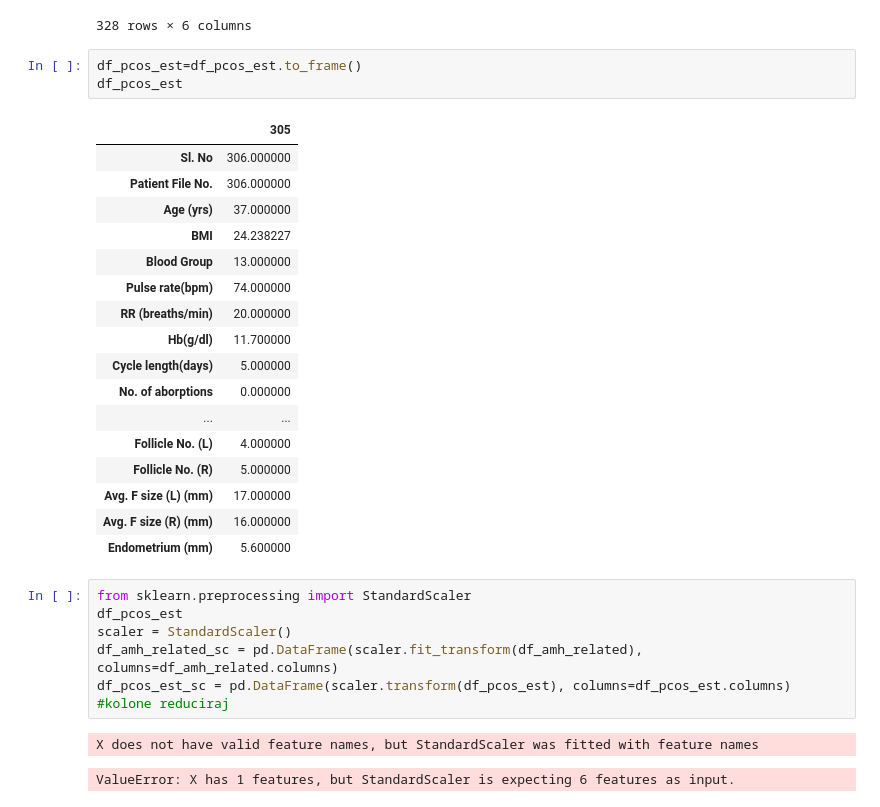
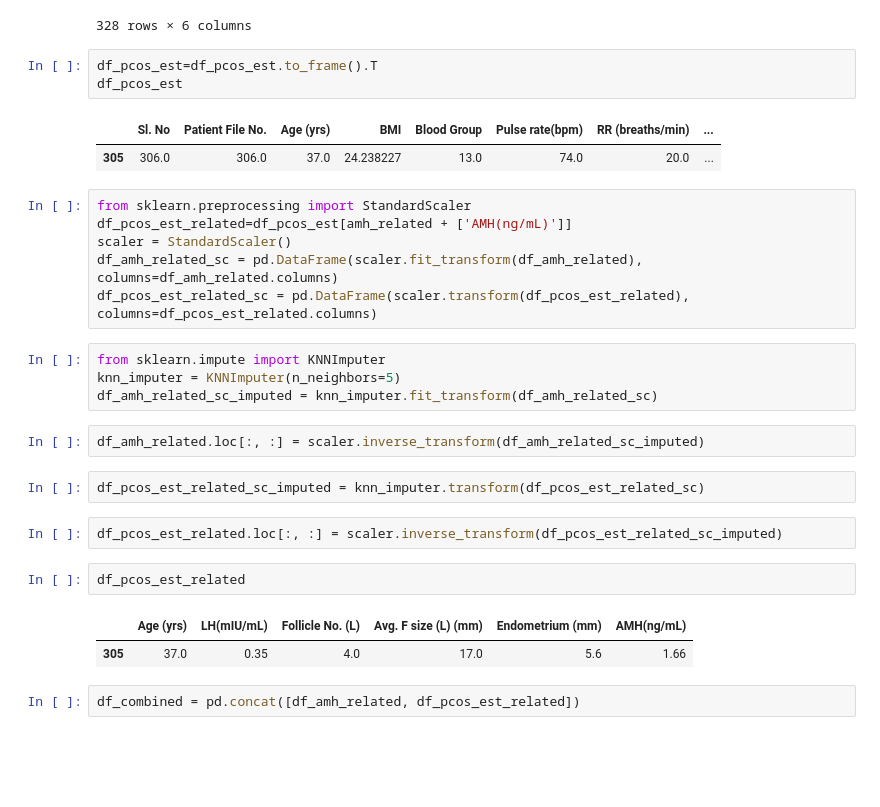
Before and after one commit to tina-m-dev/pcos, a Jupyter notebook: Outliers_and_more.ipynb, the cells around one changed output. Saved outputs shown, nothing was run; the diff lists cells and outputs as text; blank space fills up the shorter version.

```diff
--- a/Outliers_and_more.ipynb
+++ b/Outliers_and_more.ipynb
@@ -312,33 +316,31 @@ df_amh_related
 | 540 | 23 | 4.30 | 9 | 19.0 | 6.9 | 20.00 |
 328 rows × 6 columns
 # %%
-df_pcos_est=df_pcos_est.to_frame()
+df_pcos_est=df_pcos_est.to_frame().T
 df_pcos_est
 # %% [output]
-|  | 305 |
-| Sl. No | 306.000000 |
-| Patient File No. | 306.000000 |
-| Age (yrs) | 37.000000 |
-| BMI | 24.238227 |
-| Blood Group | 13.000000 |
-| Pulse rate(bpm) | 74.000000 |
-| RR (breaths/min) | 20.000000 |
-| Hb(g/dl) | 11.700000 |
-| Cycle length(days) | 5.000000 |
-| No. of aborptions | 0.000000 |
-| ... | ... |
-| Follicle No. (L) | 4.000000 |
-| Follicle No. (R) | 5.000000 |
-| Avg. F size (L) (mm) | 17.000000 |
-| Avg. F size (R) (mm) | 16.000000 |
-| Endometrium (mm) | 5.600000 |
+|  | Sl. No | Patient File No. | Age (yrs) | BMI | Blood Group | Pulse rate(bpm) | RR (breaths/min) | ... |
+| 305 | 306.0 | 306.0 | 37.0 | 24.238227 | 13.0 | 74.0 | 20.0 | ... |
 # %%
 from sklearn.preprocessing import StandardScaler
-df_pcos_est
+df_pcos_est_related=df_pcos_est[amh_related + ['AMH(ng/mL)']]
 scaler = StandardScaler()
 df_amh_related_sc = pd.DataFrame(scaler.fit_transform(df_amh_related), columns=df_amh_related.columns)
-df_pcos_est_sc = pd.DataFrame(scaler.transform(df_pcos_est), columns=df_pcos_est.columns)
-#kolone reduciraj
+df_pcos_est_related_sc = pd.DataFrame(scaler.transform(df_pcos_est_related), columns=df_pcos_est_related.columns)
-# %% [output]
-X does not have valid feature names, but StandardScaler was fitted with feature names
-ValueError: X has 1 features, but StandardScaler is expecting 6 features as input.
+# %%
+from sklearn.impute import KNNImputer
+knn_imputer = KNNImputer(n_neighbors=5)
+df_amh_related_sc_imputed = knn_imputer.fit_transform(df_amh_related_sc)
+# %%
+df_amh_related.loc[:, :] = scaler.inverse_transform(df_amh_related_sc_imputed)
+# %%
+df_pcos_est_related_sc_imputed = knn_imputer.transform(df_pcos_est_related_sc)
+# %%
+df_pcos_est_related.loc[:, :] = scaler.inverse_transform(df_pcos_est_related_sc_imputed)
+# %%
+df_pcos_est_related
+# %% [output]
+|  | Age (yrs) | LH(mIU/mL) | Follicle No. (L) | Avg. F size (L) (mm) | Endometrium (mm) | AMH(ng/mL) |
+| 305 | 37.0 | 0.35 | 4.0 | 17.0 | 5.6 | 1.66 |
+# %%
+df_combined = pd.concat([df_amh_related, df_pcos_est_related])
```
Also changed, not shown: parts of 8 cells of this notebook.
